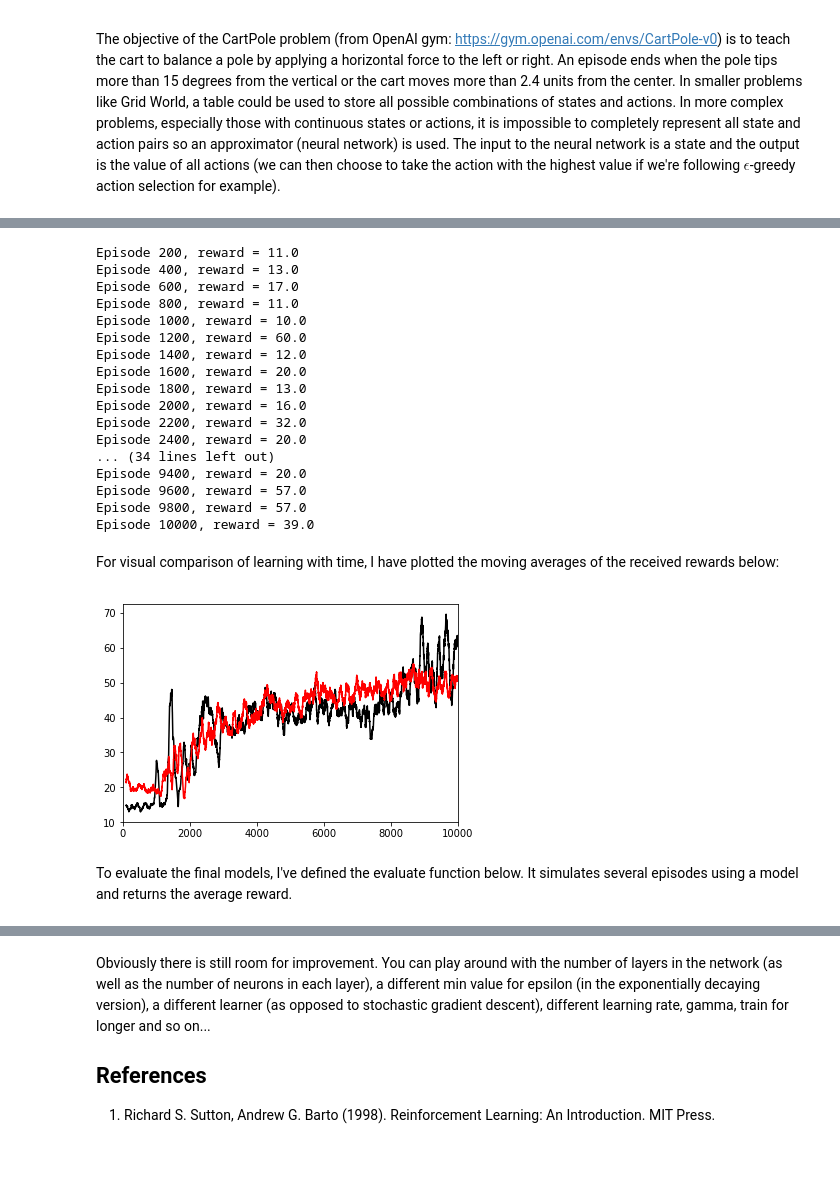
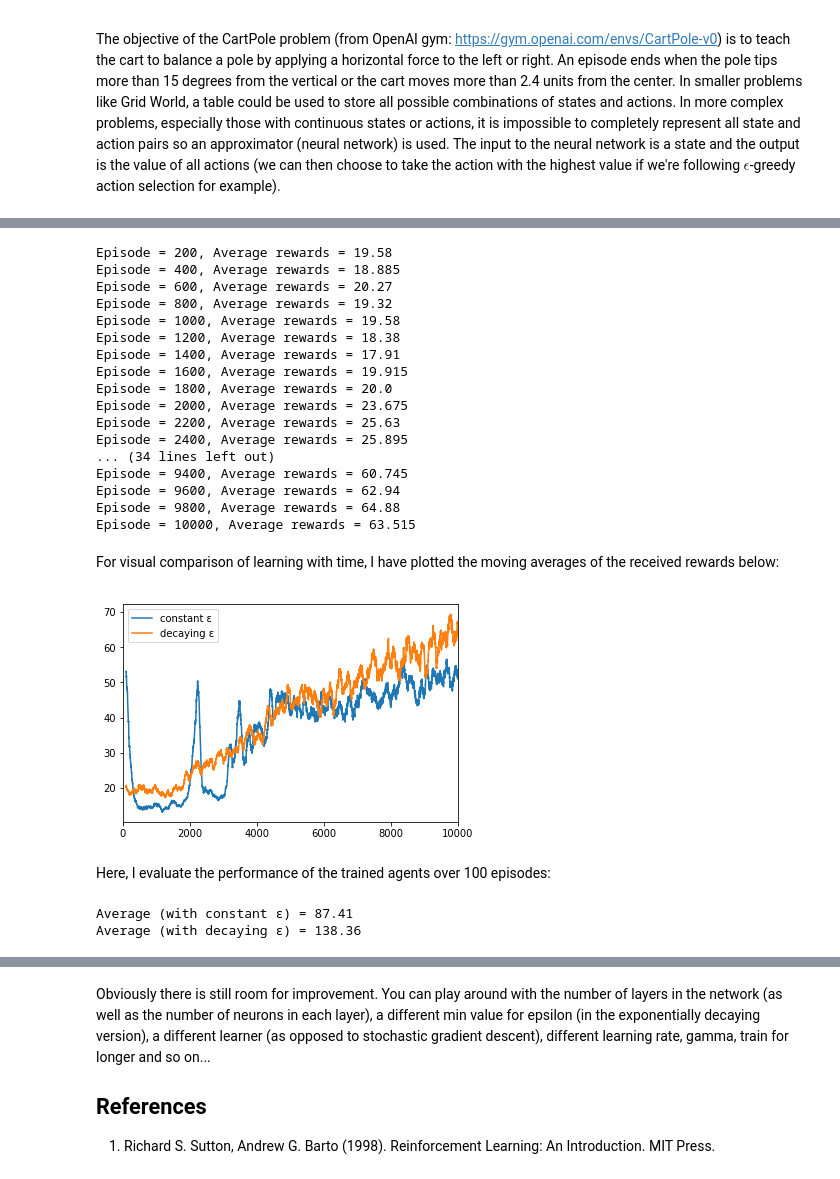
Before and after one commit to frankibem/reinforcement-learning, a Jupyter notebook: cartpole/q_learning.ipynb, the cells around one changed output, grey strips where cells are left out. Cells and saved outputs as stored; diff of their text form; code cells hidden in the pictures.

```diff
--- a/cartpole/q_learning.ipynb
+++ b/cartpole/q_learning.ipynb
@@ -125,0 +156,8 @@ env = gym.make('CartPole-v0')
+# %%
+gamma = 0.60
+learning_rate = 0.00025
+episodes = 10000
+# %%
+env = gym.make('CartPole-v0')
+state_dim = env.observation_space.shape
+action_dim = env.action_space.n
@@ -126,3 +166,4 @@ env = gym.make('CartPole-v0')
 # %%
-model1, rewards1 = train(env, episodes, gamma, constant_epsilon)
+agent1 = Agent(state_dim, action_dim, learning_rate, constant_epsilon)
+rewards1 = train(env, agent1, episodes, gamma)
 # %% [output]
@@ -146,30 +187,42 @@ Episode 10000, reward = 49.0
 # %%
-model2, rewards2 = train(env, episodes, gamma, decaying_epsilon)
+agent2 = Agent(state_dim, action_dim, learning_rate, decaying_epsilon)
+rewards2 = train(env, agent2, episodes, gamma)
 # %% [output]
-Episode 200, reward = 11.0
-Episode 400, reward = 13.0
-Episode 600, reward = 17.0
-Episode 800, reward = 11.0
-Episode 1000, reward = 10.0
-Episode 1200, reward = 60.0
-Episode 1400, reward = 12.0
-Episode 1600, reward = 20.0
-Episode 1800, reward = 13.0
-Episode 2000, reward = 16.0
-Episode 2200, reward = 32.0
-Episode 2400, reward = 20.0
+Episode = 200, Average rewards = 19.58
+Episode = 400, Average rewards = 18.885
+Episode = 600, Average rewards = 20.27
+Episode = 800, Average rewards = 19.32
+Episode = 1000, Average rewards = 19.58
+Episode = 1200, Average rewards = 18.38
+Episode = 1400, Average rewards = 17.91
+Episode = 1600, Average rewards = 19.915
+Episode = 1800, Average rewards = 20.0
+Episode = 2000, Average rewards = 23.675
+Episode = 2200, Average rewards = 25.63
+Episode = 2400, Average rewards = 25.895
 ... (34 lines left out)
-Episode 9400, reward = 20.0
-Episode 9600, reward = 57.0
-Episode 9800, reward = 57.0
-Episode 10000, reward = 39.0
+Episode = 9400, Average rewards = 60.745
+Episode = 9600, Average rewards = 62.94
+Episode = 9800, Average rewards = 64.88
+Episode = 10000, Average rewards = 63.515
 # %% [markdown]
 For visual comparison of learning with time, I have plotted the moving averages of the received rewards below:
 # %%
-pd.Series(rewards1).rolling(window=100).mean().plot(label='constant \u03b5', style='k')
-pd.Series(rewards2).rolling(window=100).mean().plot(label='constant \u03b5', style='r')
+pd.Series(rewards1).rolling(window=100).mean().plot(label='constant \u03b5')
+pd.Series(rewards2).rolling(window=100).mean().plot(label='decaying \u03b5')
+plt.legend()
 plt.show()
 # %% [output]
-[figure, old version]
+[figure, new version]
-# %% [markdown]
-To evaluate the final models, I've defined the evaluate function below. It simulates several episodes using a model and returns the average reward.
+# %% [markdown]
+Here, I evaluate the performance of the trained agents over 100 episodes:
+# %%
+eval_episodes = 100
+ave_constant = agent1.evaluate(env, eval_episodes)
+ave_decaying = agent2.evaluate(env, eval_episodes)
+
+print('Average (with constant \u03b5) = {}'.format(ave_constant))
+print('Average (with decaying \u03b5) = {}'.format(ave_decaying))
+# %% [output]
+Average (with constant ε) = 87.41
+Average (with decaying ε) = 138.36
```
Also changed, not shown: parts of 17 cells of this notebook, 5 other files.
